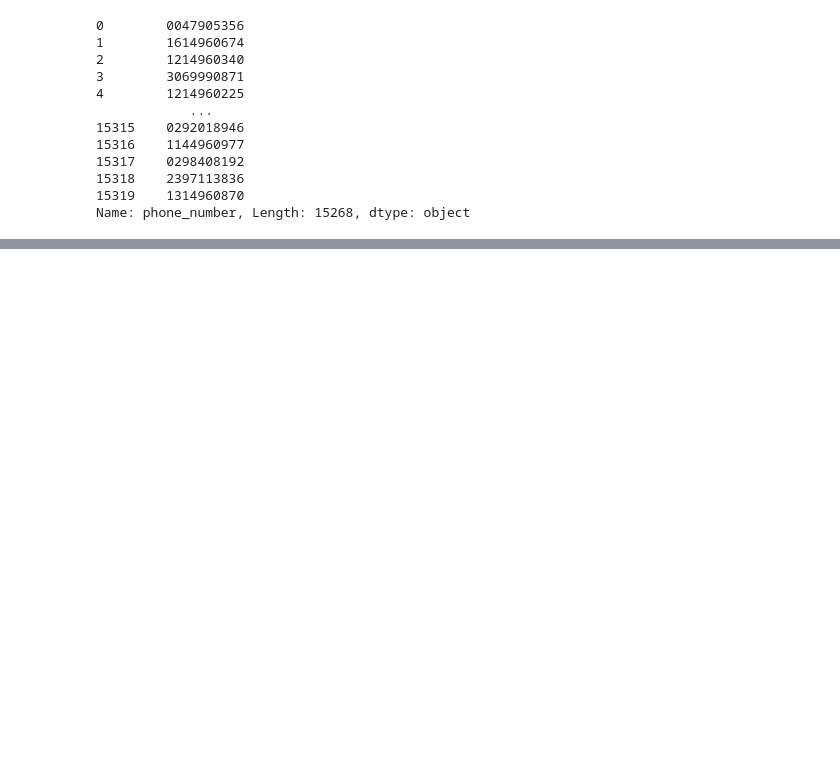
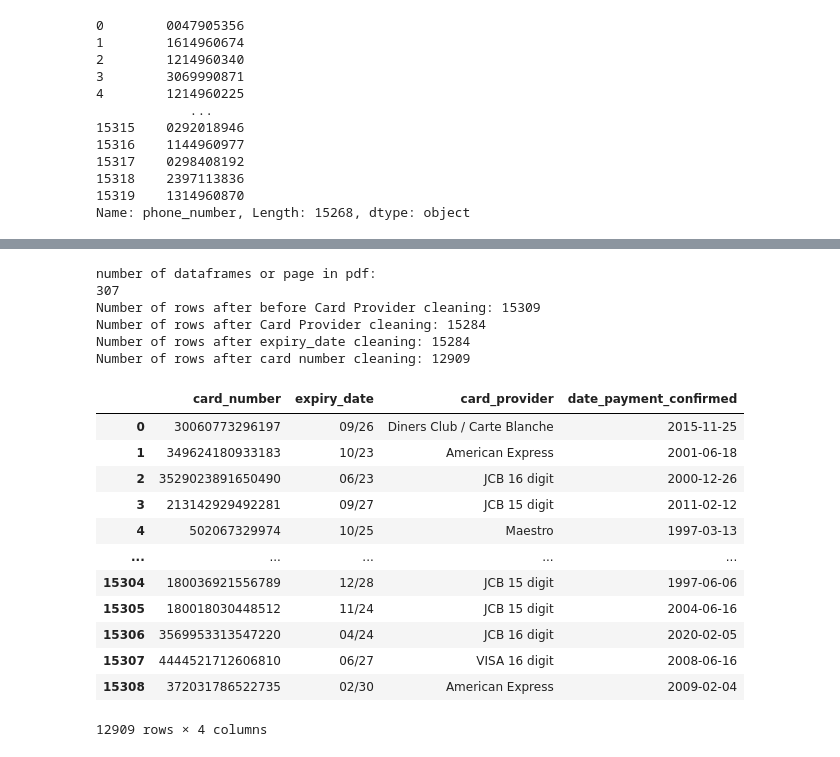
Before and after one commit to Yurirtp/multinational-retail-data-centralisation, a Jupyter notebook: MyDB/test.ipynb, the cells around one changed output, grey strips where cells are left out. Cells and saved outputs as stored; diff of their text form; code cells hidden in the pictures; blank space fills up the shorter version.

```diff
--- a/MyDB/test.ipynb
+++ b/MyDB/test.ipynb
@@ -202,0 +376,20 @@ JavaNotFoundError: `java` command is not found from this Python process.Please e
+# %%
+import tabula
+import pandas as pd
+
+def retrieve_pdf_data(url: str):
+    '''takes PDF url as input and outputs PDF data as table'''
+    dfs =tabula.read_pdf(url,pages='all')
+    card_data=pd.concat(dfs,ignore_index=True)
+    print('number of dataframes or page in pdf:')
+    print(len(dfs))
+    '''Clean date data'''
+    card_data['expiry_date'] = pd.to_datetime(card_data['expiry_date'], format='%m/%y', errors='coerce')
+    # Filter out rows where 'expiry_date' is not a valid date
+    card_data = card_data.loc[card_data['expiry_date'].notnull()]
+    # Convert 'expiry_date' column back to the 'MM/YY' format
+    card_data['expiry_date'] = card_data['expiry_date'].dt.strftime('%m/%y')
+    # Return the value counts of the remaining valid dates
+    return card_data['expiry_date'].value_counts()
+
+retrieve_pdf_data('https://data-handling-public.s3.eu-west-1.amazonaws.com/card_details.pdf')
@@ -202,0 +411,51 @@ JavaNotFoundError: `java` command is not found from this Python process.Please e
+# %%
+import tabula
+import pandas as pd
+
+def retrieve_pdf_data(url: str):
+    '''takes PDF url as input and outputs PDF data as table'''
+    dfs =tabula.read_pdf(url,pages='all')
+    card_data=pd.concat(dfs,ignore_index=True)
+    print('number of dataframes or page in pdf:')
+    print(len(dfs))
+    print('Number of rows after before Card Provider cleaning:', len(card_data))
+    '''Card Provider cleaning'''
+    b = ['VISA 16 digit','JCB 16 digit','VISA 13 digit','JCB 15 digit', 'VISA 19 digit', 'Diners Club / Carte Blanche', 'American Express', 'Maestro', 'Discover', 'Mastercard']
+    card_data = card_data[card_data.card_provider.isin(b)]
+    print('Number of rows after Card Provider cleaning:', len(card_data))
+
+    '''Clean expiry_date col'''#May not need as makes no difference.
+    card_data['expiry_date'] = pd.to_datetime(card_data['expiry_date'], format='%m/%y', errors='coerce')
+    # Filter out rows where 'expiry_date' is not a valid date
+    card_data = card_data.loc[card_data['expiry_date'].notnull()]
+    # Convert 'expiry_date' column back to the 'MM/YY' format
+    card_data['expiry_date'] = card_data['expiry_date'].dt.strftime('%m/%y')
+    print('Number of rows after expiry_date cleaning:', len(card_data))
+
+    '''Card number cleaning'''
+    null_map = card_data.applymap(lambda x: isinstance(x, (int, float)))['card_number']
+    card_data_cleaned = card_data.iloc[null_map.values]
+    print('Number of rows after card number cleaning:', len(card_data_cleaned))
+    return card_data_cleaned
+
+retrieve_pdf_data('https://data-handling-public.s3.eu-west-1.amazonaws.com/card_details.pdf')
+# %% [output]
+number of dataframes or page in pdf:
+307
+Number of rows after before Card Provider cleaning: 15309
+Number of rows after Card Provider cleaning: 15284
+Number of rows after expiry_date cleaning: 15284
+Number of rows after card number cleaning: 12909
+|  | card_number | expiry_date | card_provider | date_payment_confirmed |
+| 0 | 30060773296197 | 09/26 | Diners Club / Carte Blanche | 2015-11-25 |
+| 1 | 349624180933183 | 10/23 | American Express | 2001-06-18 |
+| 2 | 3529023891650490 | 06/23 | JCB 16 digit | 2000-12-26 |
+| 3 | 213142929492281 | 09/27 | JCB 15 digit | 2011-02-12 |
+| 4 | 502067329974 | 10/25 | Maestro | 1997-03-13 |
+| ... | ... | ... | ... | ... |
+| 15304 | 180036921556789 | 12/28 | JCB 15 digit | 1997-06-06 |
+| 15305 | 180018030448512 | 11/24 | JCB 15 digit | 2004-06-16 |
+| 15306 | 3569953313547220 | 04/24 | JCB 16 digit | 2020-02-05 |
+| 15307 | 4444521712606810 | 06/27 | VISA 16 digit | 2008-06-16 |
+| 15308 | 372031786522735 | 02/30 | American Express | 2009-02-04 |
+12909 rows × 4 columns
```
Also changed, not shown: parts of 7 cells of this notebook.
